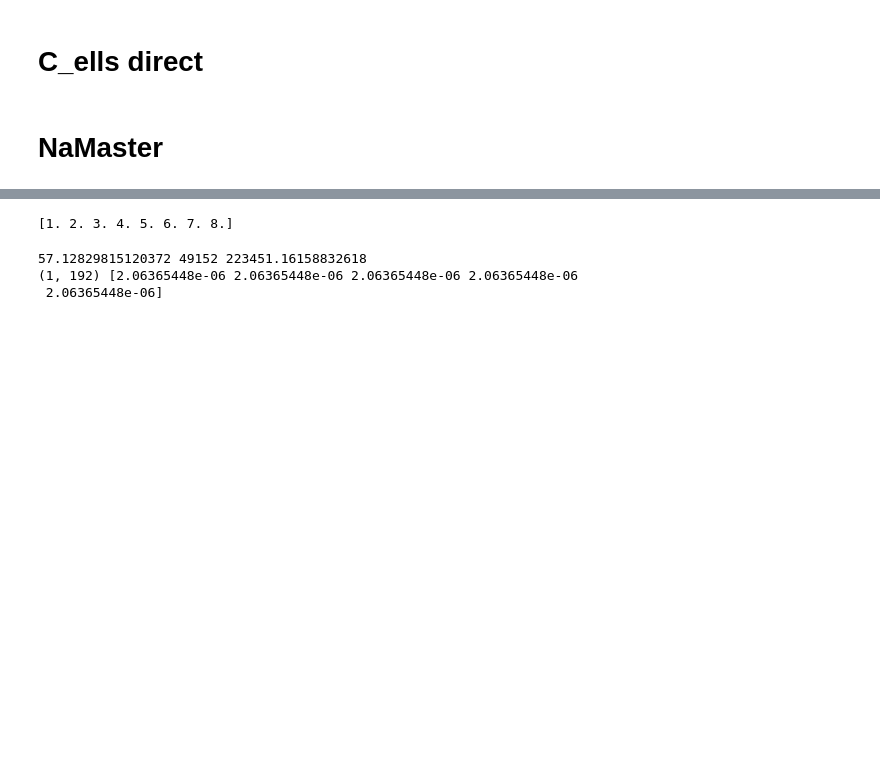
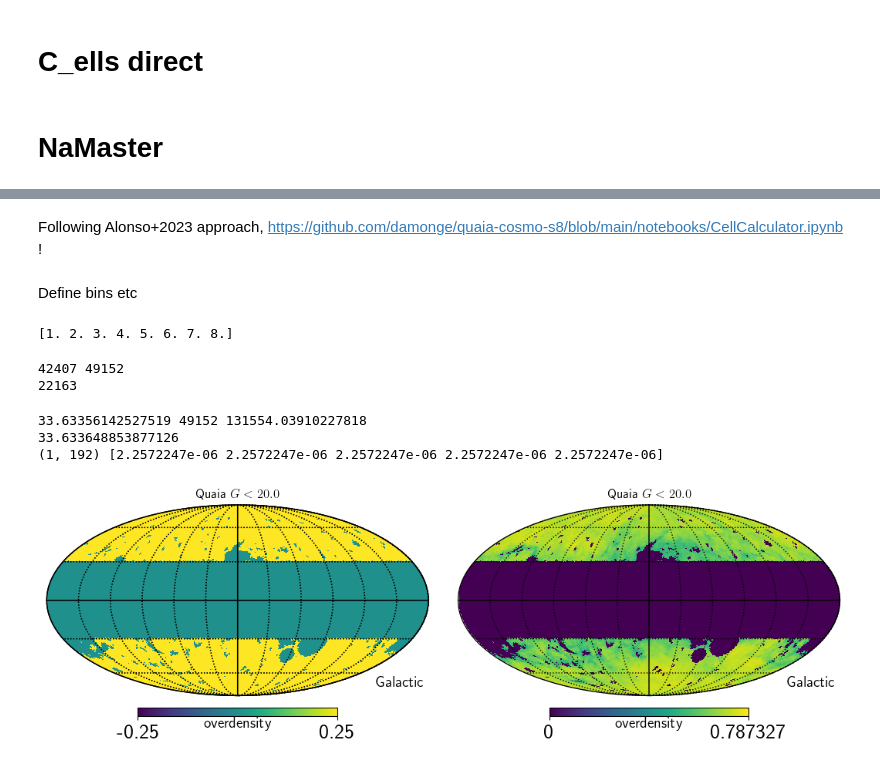
Before and after one commit to abbyw24/lss-dipoles, a Jupyter notebook: notebooks/2024-06-05_pseudo-Cells.ipynb, the cells around one changed output, grey strips where cells are left out. Saved outputs shown, nothing was run; the diff lists cells and outputs as text; code cells hidden in the pictures; blank space fills up the shorter version.

```diff
--- a/notebooks/2024-06-05_pseudo-Cells.ipynb
+++ b/notebooks/2024-06-05_pseudo-Cells.ipynb
@@ -253,3 +244,7 @@ print(np.sum(np.isnan(f_quaia.get_maps()[0])))
+# %% [markdown]
+Following Alonso+2023 approach, https://github.com/damonge/quaia-cosmo-s8/blob/main/notebooks/CellCalculator.ipynb !
+# %% [markdown]
+Define bins etc
 # %%
 # Bins
 #b = nmt.NmtBin(d.NSIDE, nlb=30)
@@ -264,13 +259,22 @@ leff = b.get_effective_ells()
 print(leff)
 # %% [output]
 [1. 2. 3. 4. 5. 6. 7. 8.]
+# %%
+print(np.sum(selfunc_quaia>0), len(selfunc_quaia))
+print(np.sum(~np.isnan(overdensity_map_sf_quaia)))
+# %% [output]
+42407 49152
+22163
 # %%
-cat = Table.read(d.initial_catfn)
+# careful, this is not d.initial_catfn bc we're doing the mag cut!
+cat = Table.read('../../quasar_data_abby/catalogs/quaia/quaia_G20.0.fits')
+
+# NOTE alonso paper mask was diff! i think this is right for ours...
+mask = selfunc_quaia*d.mask # think i need to mult by d.mask here bc diff, unline alonso case
+mask_b = d.mask
+
+# Get angular mask and cut catalog
 ipix = hp.ang2pix(d.NSIDE, cat['ra'], cat['dec'], lonlat=True)
-
-# alonso masked also selfunc<0.5
-mask = selfunc_quaia
-mask_b = selfunc_quaia > 0
 maskflag = mask_b[ipix]
 c = cat[maskflag]
 ipix = ipix[maskflag]
@@ -281,13 +285,27 @@ nmean = np.sum(nmap*mask_b)/np.sum(mask*mask_b)
 delta = np.zeros(npix)
 delta[mask_b] = nmap[mask_b]/(nmean*mask[mask_b])-1
 
+nmean_myway = np.sum(nmap[mask_b]/(mask[mask_b]))/np.sum(mask_b)
+
 # Calculate coupled noise power spectrum
-
+# eqn 4.12 in Alonso+2023 https://arxiv.org/pdf/2306.17748
 nmean_srad = nmean * npix / (4*np.pi)
 nl_coupled = np.mean(mask) / nmean_srad * np.ones((1, 3*d.NSIDE))
+
 print(nmean, npix, nmean_srad)
+print(nmean_myway)
 print(nl_coupled.shape, nl_coupled[0,:5])
 # %% [output]
-57.12829815120372 49152 223451.16158832618
-(1, 192) [2.06365448e-06 2.06365448e-06 2.06365448e-06 2.06365448e-06
- 2.06365448e-06]
+33.63356142527519 49152 131554.03910227818
+33.633648853877126
+(1, 192) [2.2572247e-06 2.2572247e-06 2.2572247e-06 2.2572247e-06 2.2572247e-06]
+# %%
+fig = plt.figure(figsize=(16,3))
+hp.mollview(mask_b, coord=['C','G'], min=-0.25, max=0.25, badcolor='w', fig=fig, sub=(1,3,1),
+            unit='overdensity', title=rf'Quaia $G<{d.maglim}$')
+hp.graticule()
+hp.mollview(mask, coord=['C','G'], min=0, max=np.max(mask), badcolor='w', fig=fig, sub=(1,3,2),
+            unit='overdensity', title=rf'Quaia $G<{d.maglim}$')
+hp.graticule()
+# %% [output]
+[figure, added]
```
Also changed, not shown: parts of 28 cells of this notebook, 1 other file.
